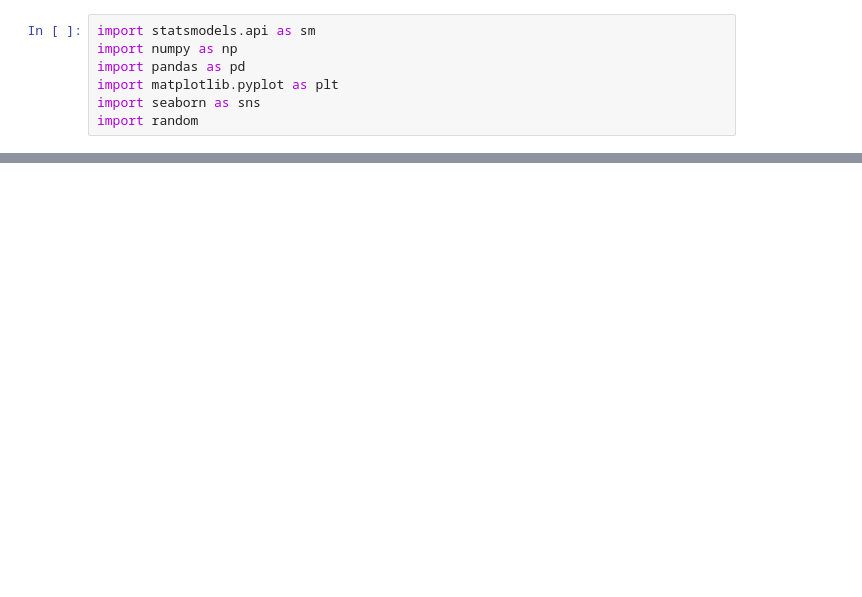
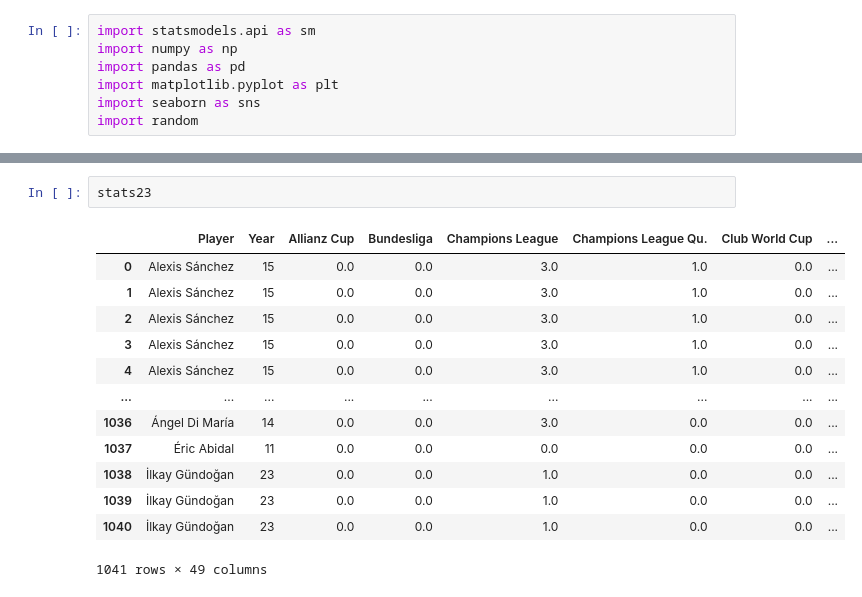
Before and after one commit to TheJarmanitor/outplayed, a Jupyter notebook: notebooks/baseline_glm.ipynb, the cells around one changed output, grey strips where cells are left out. Saved outputs shown, nothing was run; the diff lists cells and outputs as text; blank space fills up the shorter version.

```diff
--- a/notebooks/baseline_glm.ipynb
+++ b/notebooks/baseline_glm.ipynb
@@ -130,0 +18,16 @@ X, y = goals.drop(columns = ['Share']), goals['Share']
+# %%
+stats23
+# %% [output]
+|  | Player | Year | Allianz Cup | Bundesliga | Champions League | Champions League Qu. | Club World Cup | ... |
+| 0 | Alexis Sánchez | 15 | 0.0 | 0.0 | 3.0 | 1.0 | 0.0 | ... |
+| 1 | Alexis Sánchez | 15 | 0.0 | 0.0 | 3.0 | 1.0 | 0.0 | ... |
+| 2 | Alexis Sánchez | 15 | 0.0 | 0.0 | 3.0 | 1.0 | 0.0 | ... |
+| 3 | Alexis Sánchez | 15 | 0.0 | 0.0 | 3.0 | 1.0 | 0.0 | ... |
+| 4 | Alexis Sánchez | 15 | 0.0 | 0.0 | 3.0 | 1.0 | 0.0 | ... |
+| ... | ... | ... | ... | ... | ... | ... | ... | ... |
+| 1036 | Ángel Di María | 14 | 0.0 | 0.0 | 3.0 | 0.0 | 0.0 | ... |
+| 1037 | Éric Abidal | 11 | 0.0 | 0.0 | 0.0 | 0.0 | 0.0 | ... |
+| 1038 | İlkay Gündoğan | 23 | 0.0 | 0.0 | 1.0 | 0.0 | 0.0 | ... |
+| 1039 | İlkay Gündoğan | 23 | 0.0 | 0.0 | 1.0 | 0.0 | 0.0 | ... |
+| 1040 | İlkay Gündoğan | 23 | 0.0 | 0.0 | 1.0 | 0.0 | 0.0 | ... |
+1041 rows × 49 columns
```
Also changed, not shown: parts of 25 cells of this notebook, 3 other files.
